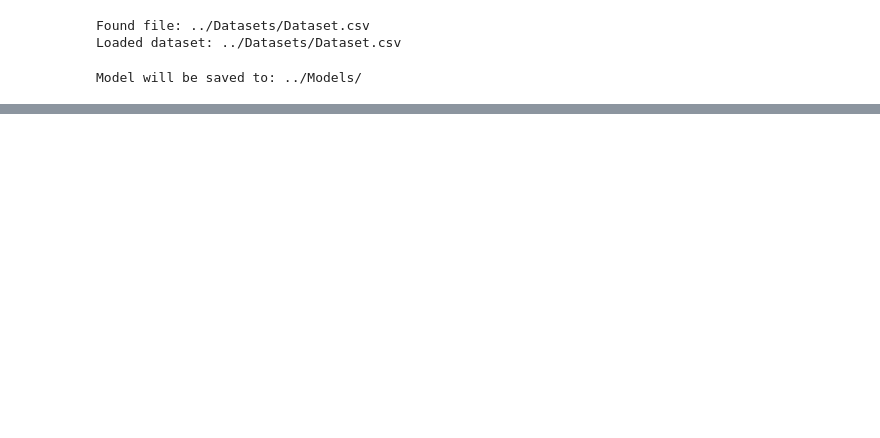
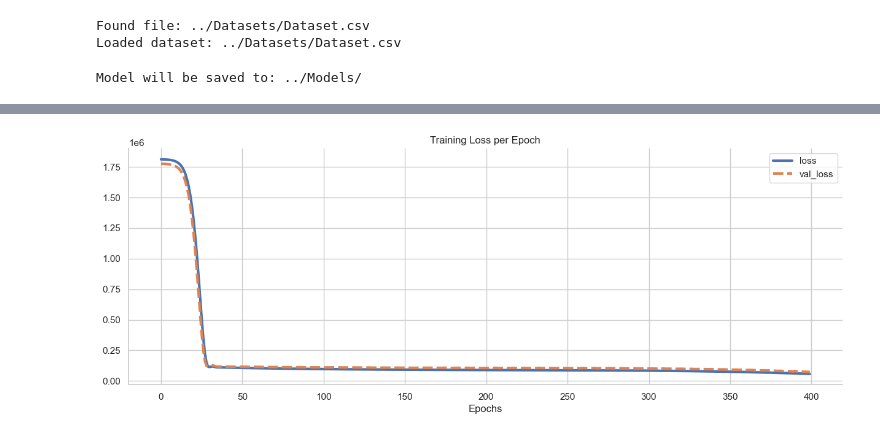
Before and after one commit to muhammedazhar/MSc-DataScience, a Jupyter notebook: COMP1801-ML/Coursework/Testing/NeuralNet.ipynb, the cells around one changed output, grey strips where cells are left out. Drawn from its saved outputs; the diff is of its cells as text; code cells hidden in the pictures; blank space fills up the shorter version.

```diff
--- a/COMP1801-ML/Coursework/Testing/NeuralNet.ipynb
+++ b/COMP1801-ML/Coursework/Testing/NeuralNet.ipynb
@@ -145,0 +87,13 @@ Neural Network MSLE: 0.07
+# %%
+from sklearn.preprocessing import MinMaxScaler
+
+# Create the scaler
+scaler = MinMaxScaler()
+
+# fit and transfrom
+X_train = scaler.fit_transform(X_train)
+X_test = scaler.transform(X_test)
+
+# everything has been scaled between 1 and 0
+print('Max: ',X_train.max())
+print('Min: ', X_train.min())
@@ -145,0 +103,19 @@ Neural Network MSLE: 0.07
+# %%
+model = Sequential()
+
+# input layer
+model.add(Dense(19,activation='relu'))
+
+# hidden layers
+model.add(Dense(19,activation='relu'))
+model.add(Dense(19,activation='relu'))
+model.add(Dense(19,activation='relu'))
+
+# output layer
+model.add(Dense(1))
+
+model.compile(optimizer='adam',loss='mse')
+# %%
+model.fit(x=X_train,y=y_train.values,
+          validation_data=(X_test,y_test.values),
+          batch_size=128,epochs=400)
@@ -145,0 +141,12 @@ Neural Network MSLE: 0.07
+# %%
+losses = pd.DataFrame(model.history.history)
+
+plt.figure(figsize=(15,5))
+sns.lineplot(data=losses,lw=3)
+plt.xlabel('Epochs')
+plt.ylabel('')
+plt.title('Training Loss per Epoch')
+sns.despine()
+plt.show()
+# %% [output]
+[figure, added]
```
Also changed, not shown: parts of 12 cells of this notebook, 1 other file.
